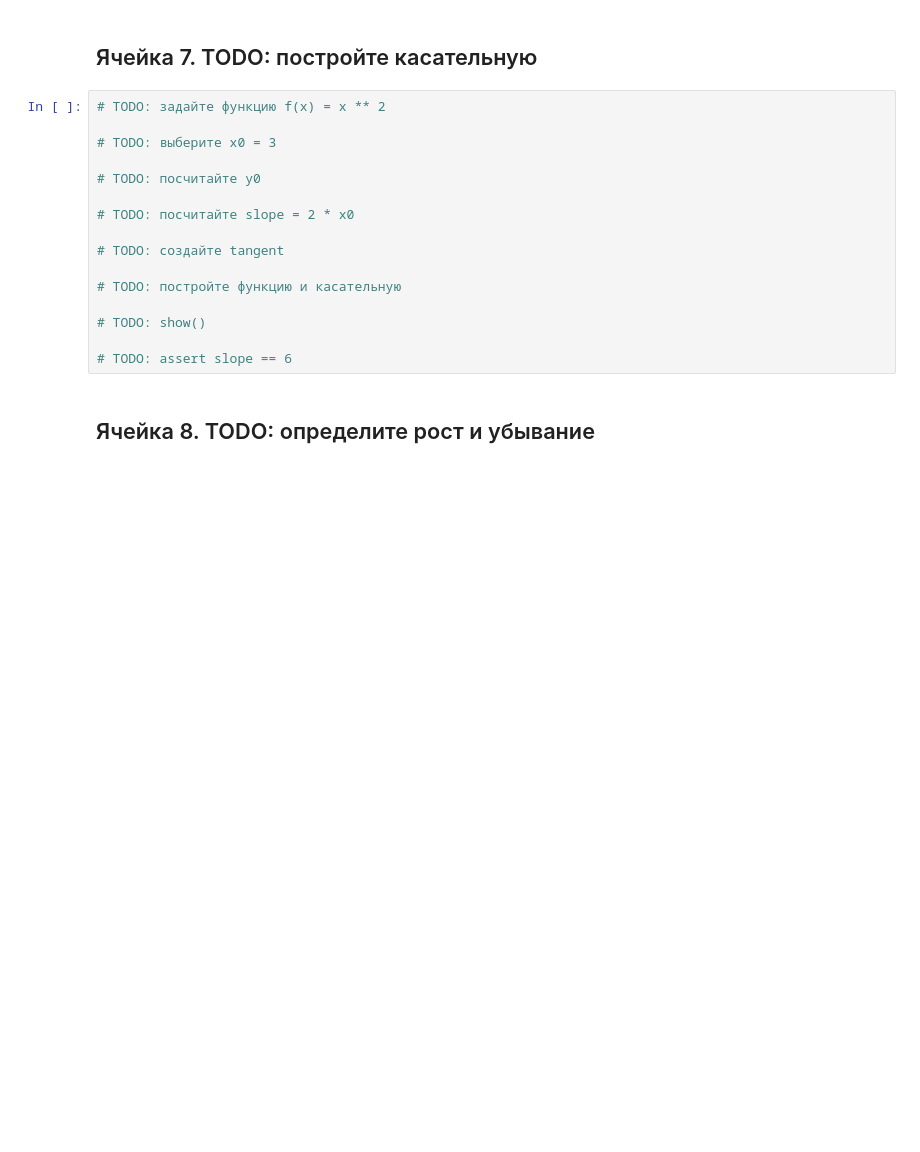
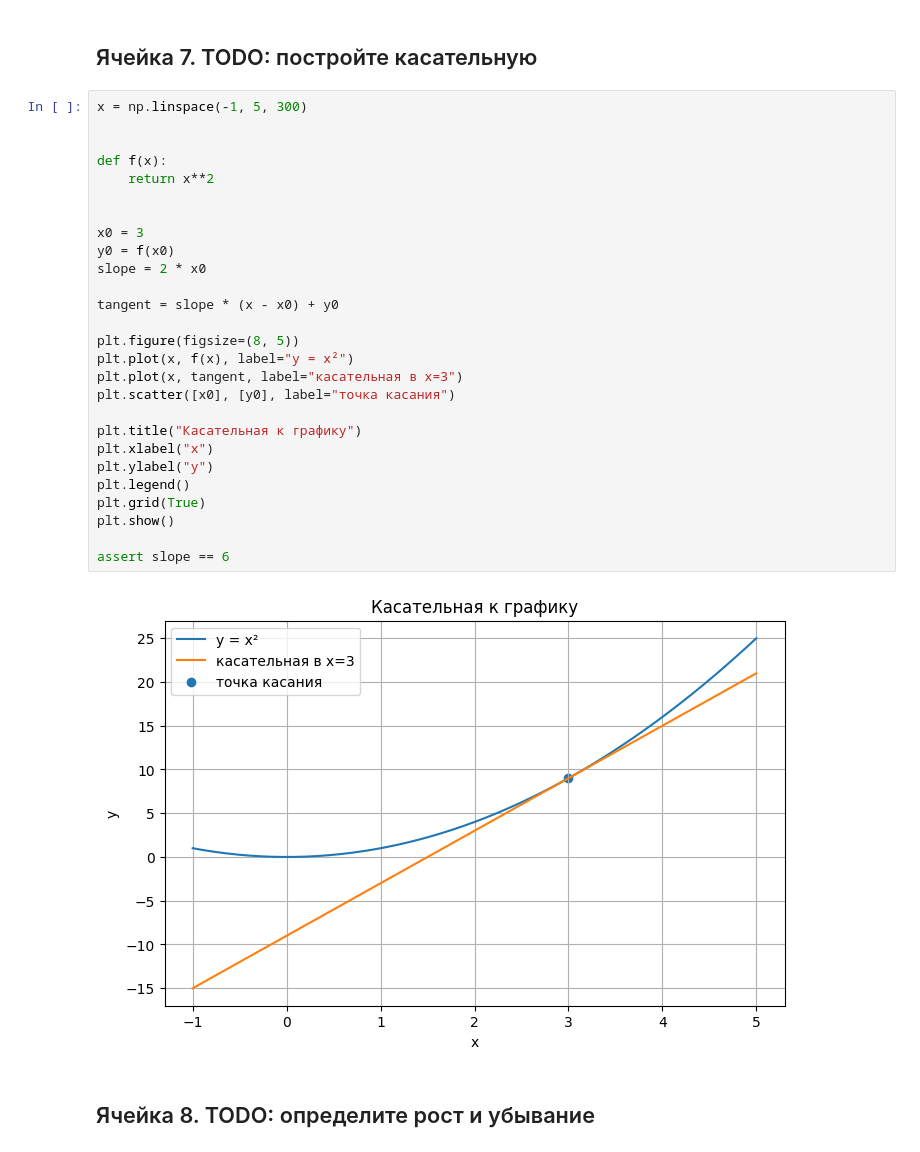
Before and after one commit to FelixTheCatW/infomath-study, a Jupyter notebook: notebooks/block3_lesson07_derivative_todo.ipynb, the cells around one changed output. Drawn from its saved outputs; the diff is of its cells as text; blank space fills up the shorter version.

```diff
--- a/notebooks/block3_lesson07_derivative_todo.ipynb
+++ b/notebooks/block3_lesson07_derivative_todo.ipynb
@@ -248,21 +246,34 @@ table
 # %% [markdown]
 ## Ячейка 7. TODO: постройте касательную
 # %%
-# TODO: задайте функцию f(x) = x ** 2
+x = np.linspace(-1, 5, 300)
 
-# TODO: выберите x0 = 3
 
-# TODO: посчитайте y0
+def f(x):
+    return x**2
 
-# TODO: посчитайте slope = 2 * x0
 
-# TODO: создайте tangent
+x0 = 3
+y0 = f(x0)
+slope = 2 * x0
 
-# TODO: постройте функцию и касательную
+tangent = slope * (x - x0) + y0
 
-# TODO: show()
+plt.figure(figsize=(8, 5))
+plt.plot(x, f(x), label="y = x²")
+plt.plot(x, tangent, label="касательная в x=3")
+plt.scatter([x0], [y0], label="точка касания")
 
-# TODO: assert slope == 6
+plt.title("Касательная к графику")
+plt.xlabel("x")
+plt.ylabel("y")
+plt.legend()
+plt.grid(True)
+plt.show()
+
+assert slope == 6
+# %% [output]
+[figure, added]
 # %% [markdown]
 ## Ячейка 8. TODO: определите рост и убывание
 # %%
```
Also changed, not shown: parts of 8 cells of this notebook.
